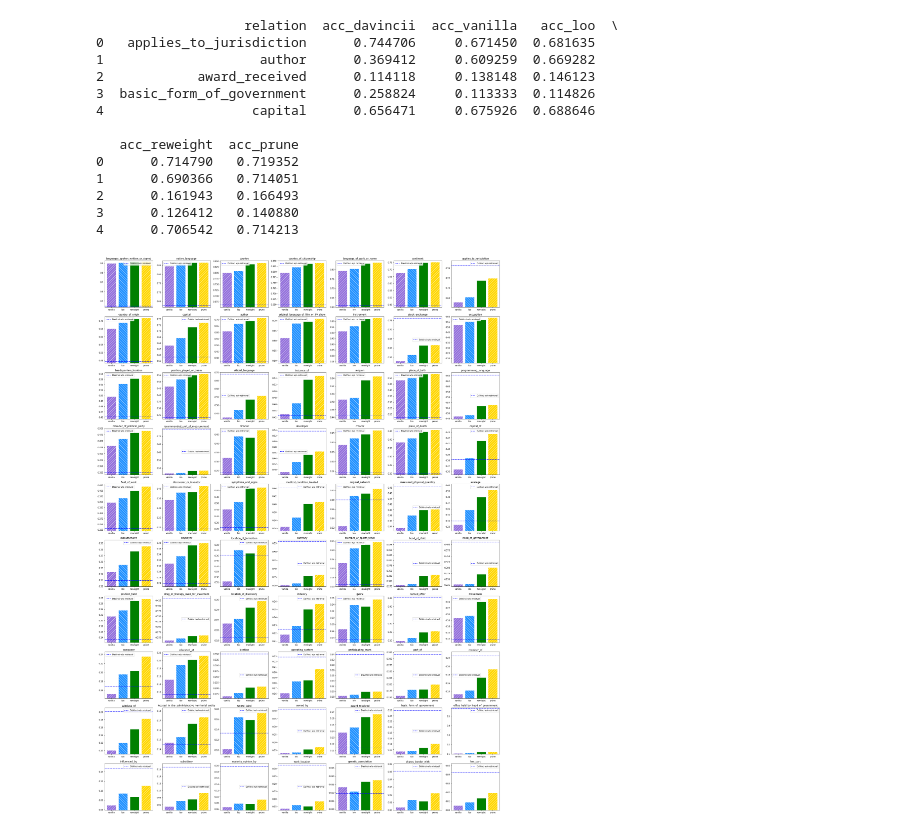
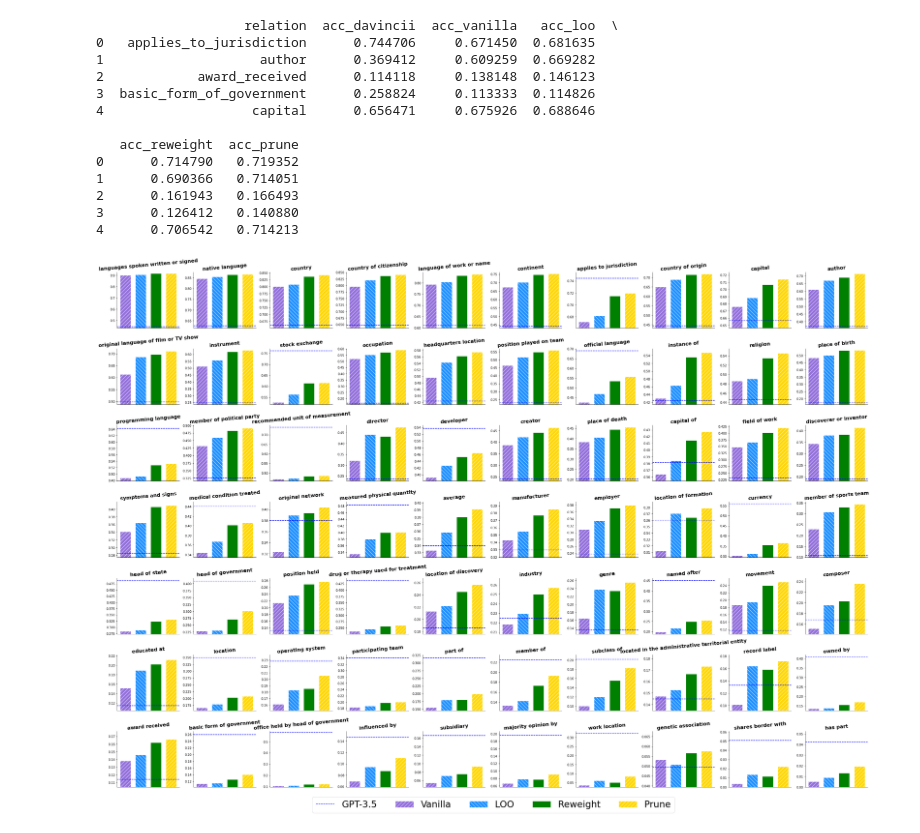
Before and after one commit to schelterlabs/retrieval_importance, a Jupyter notebook: plot/plot_figure.ipynb, the cells around one changed output. Cells and saved outputs as stored; diff of their text form; code cells hidden in the pictures.

Commit message:
add figure

```diff
--- a/plot/plot_figure.ipynb
+++ b/plot/plot_figure.ipynb
@@ -31,33 +39,44 @@ raw_result_df = raw_result_df.sort_values(by="acc_prune", ascending=False)
 # %%
-num_relation = 70
-relation = raw_result_df["relation"][:num_relation].tolist()
-acc_davincii = raw_result_df["acc_davincii"][:num_relation].tolist()
-acc_vanilla = raw_result_df["acc_vanilla"][:num_relation].tolist()
-acc_loo = raw_result_df["acc_loo"][:num_relation].tolist()
-acc_reweight = raw_result_df["acc_reweight"][:num_relation].tolist()
-acc_prune = raw_result_df["acc_prune"][:num_relation].tolist()
+H = 7
+W = 10
+width = 3.5
+
 
 patterns = ['//', '\\\\', '', '//', "\\", '+', '\\\\', 'x', '++']
 color = [ "mediumpurple", "dodgerblue", "green","gold","darkorange", "darkcyan", "darkmagenta", "darkgoldenrod", "darkslategray", "darkviolet"]
 
-fig, axs = plt.subplots(10, 7, figsize=(35, 50))
-for i in range(10):
-    for j in range(7):
-        index = i*7+j
+fig, axs = plt.subplots(H, W, figsize=(W * width, H * width))
+for i in range(H):
+    for j in range(W):
+        index = i*W+j
 
-        x = ["vanilla", "loo", "reweight", "prune"]
+        # x = ["vanilla", "loo", "reweight", "prune"]
         y = [acc_vanilla[index], acc_loo[index], acc_reweight[index], acc_prune[index]]
-
         values = [acc_davincii[index], acc_vanilla[index], acc_loo[index], acc_reweight[index], acc_prune[index]]
         minn = max(min(values)-0.01, 0.0)
         maxx = min(max(values)+0.01, 1.0)
         axs[i, j].set_ylim([minn, maxx])
 
-        axs[i, j].bar(x, y, color = color[:4], hatch = patterns[:4], edgecolor='white')
-        axs[i, j].set_title(relation[index])
-        axs[i, j].axhline(y=acc_davincii[index], color='b', linestyle='--',label="DaVinci w/o retrieval")
-        axs[i, j].legend(["DaVinci w/o retrieval"])
-plt.savefig("./results.jpg", dpi=200, bbox_inches="tight")
+        axs[i, j].bar( - 0.20, y[0], width=0.07, color = color[0], hatch = patterns[0], edgecolor='white', align='center', label="Vanilla")
+        axs[i, j].bar( - 0.10, y[1], width=0.07,color = color[1], hatch = patterns[1], edgecolor='white', align='center', label="LOO")
+        axs[i, j].bar( 0 , y[2], width=0.07, color = color[2], hatch = patterns[2], edgecolor='white', align='center', label="Reweight")
+        axs[i, j].bar( 0.10, y[3], width=0.07, color = color[3], hatch = patterns[3], edgecolor='white', align='center', label="Prune")
+        axs[i, j].set_xticks([])
+
+        axs[i, j].set_title(relation[index].replace("_", " "), fontsize=16, rotation = 5, fontweight='bold')
+        axs[i, j].axhline(y=acc_davincii[index], color='b', linestyle='--',label="GPT-3.5")
+        axs[i, j].spines['top'].set_visible(False)
+        axs[i, j].spines['right'].set_visible(False)
+
+
+lines, labels = axs[0, 0].get_legend_handles_labels()
+fig.legend( lines, labels, bbox_to_anchor=(0.75, 0.0),ncol=5, framealpha=1, fontsize=30)
+# fig.legend( lines, labels,
+            # bbox_to_anchor=(0.74, 0.96),ncol=5, framealpha=1
+# )
+
+plt.tight_layout()
+plt.savefig("results.pdf", format="pdf", bbox_inches="tight")
 plt.show()
 # %% [output]
-[figure, old version]
+[figure, new version]
```
Also changed, not shown: parts of 1 cell of this notebook, 3 other files.
